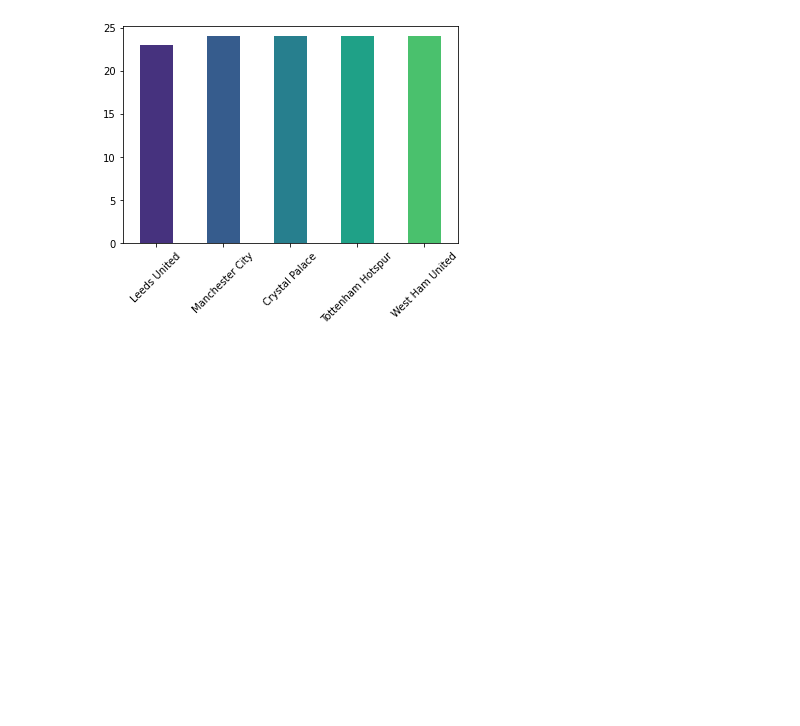
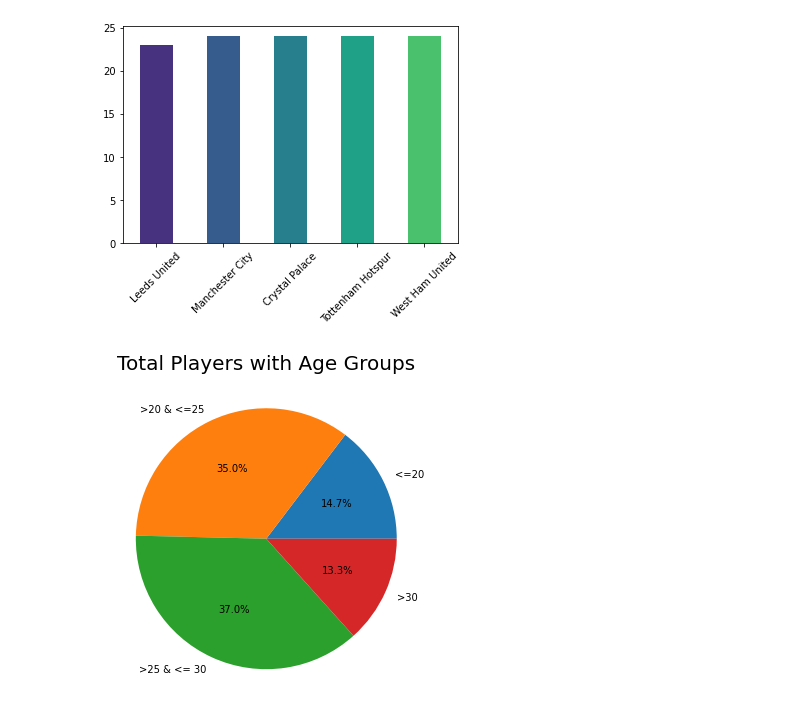
Before and after one commit to ishtiakrongon/PythonProject2-Exploratory_Data_Analysis_Using_Python, a Jupyter notebook: eda_on_football_data.ipynb, the cells around one changed output. Cells and saved outputs as stored; diff of their text form; code cells hidden in the pictures; blank space fills up the shorter version.

```diff
--- a/eda_on_football_data.ipynb
+++ b/eda_on_football_data.ipynb
@@ -204,9 +204,16 @@ Above30 = epl_df[epl_df['Age'] > 30]
 # %%
 x = np.array(
     [
         under20['Name'].count(),
         age20_25['Name'].count(),
         age25_30['Name'].count(),
         Above30['Name'].count()
     ]
 )
+plt.figure(figsize = (12, 6))
+mylabels = ["<=20", ">20 & <=25", ">25 & <= 30", ">30"]
+plt.title('Total Players with Age Groups', fontsize = 20)
+plt.pie(x, labels = mylabels, autopct = "%.1f%%")
+plt.show()
+# %% [output]
+[figure, added]
```
Also changed, not shown: parts of 2 cells of this notebook.
